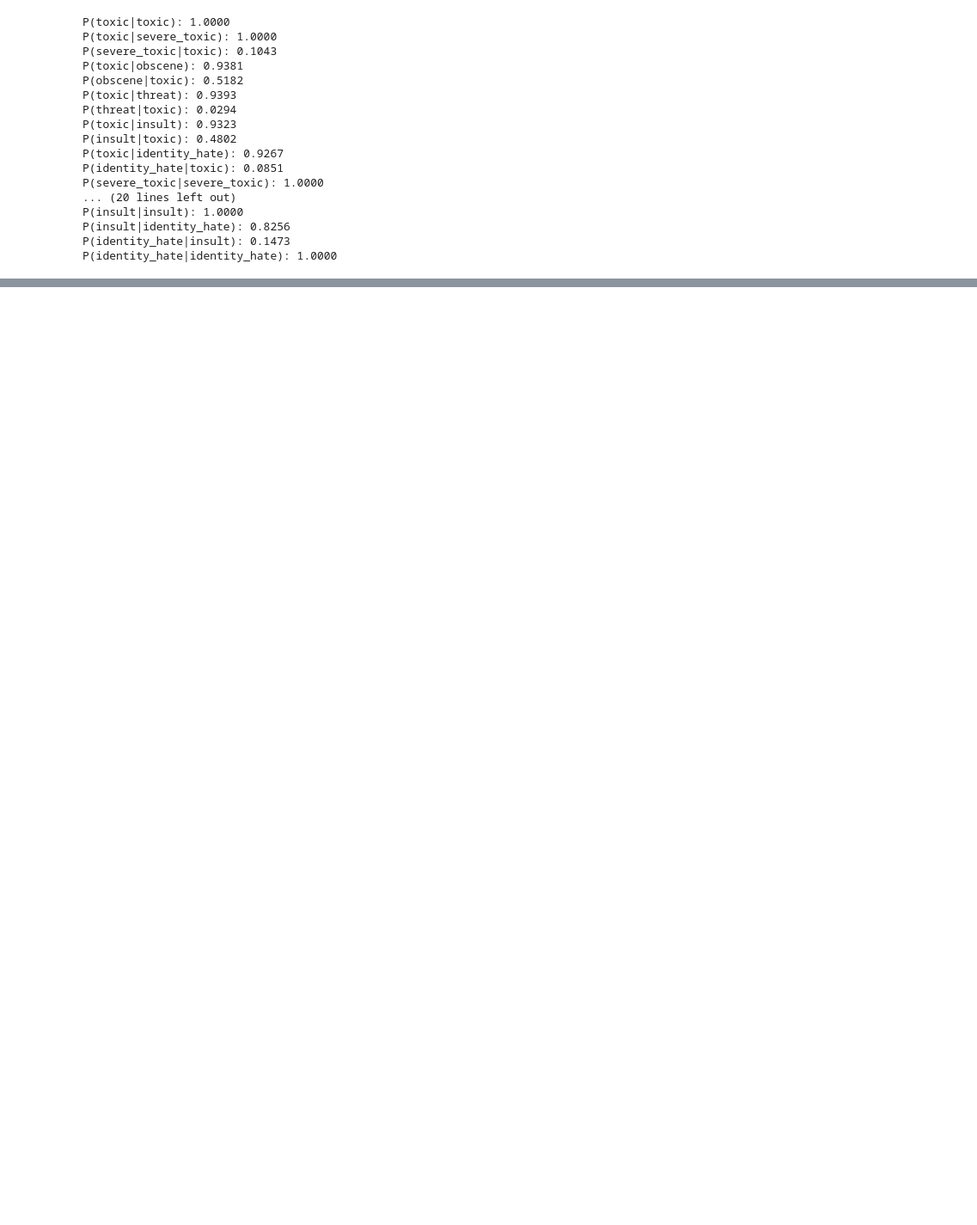
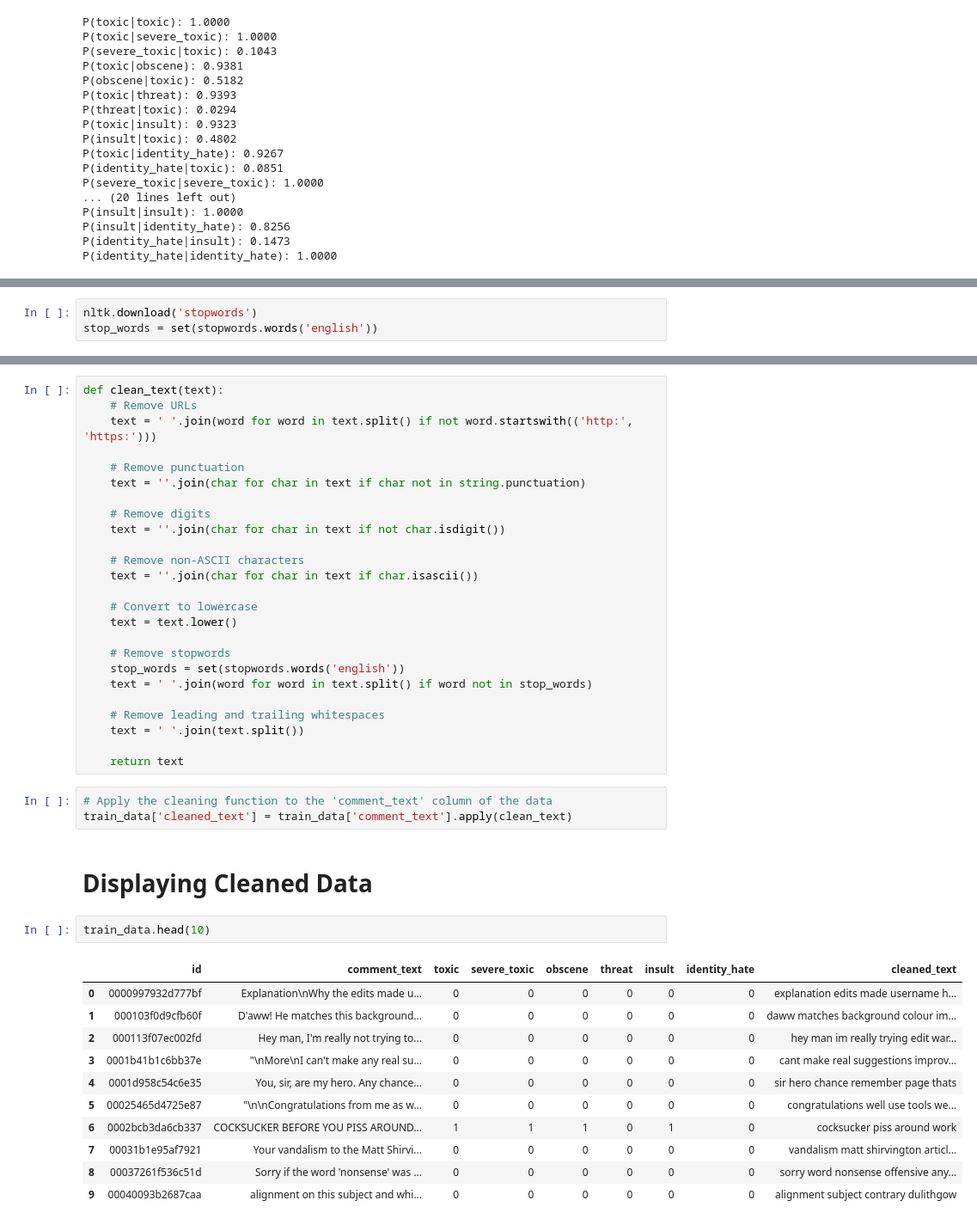
Before and after one commit to Hashmat02/ToxClassify-LSTM-and-Naive-Bayes-for-Toxicity-Detection, a Jupyter notebook: notbook1.ipynb, the cells around one changed output, grey strips where cells are left out. Shown at 86% size. Saved outputs shown, nothing was run; the diff lists cells and outputs as text; blank space fills up the shorter version.

```diff
--- a/notbook1.ipynb
+++ b/notbook1.ipynb
@@ -302,0 +309,3 @@ Text(0.5, 1.0, 'Conditional Probabilities Heatmap')
+# %%
+nltk.download('stopwords')
+stop_words = set(stopwords.words('english'))
@@ -302,0 +321,44 @@ Text(0.5, 1.0, 'Conditional Probabilities Heatmap')
+# %%
+def clean_text(text):
+    # Remove URLs
+    text = ' '.join(word for word in text.split() if not word.startswith(('http:', 'https:')))
+
+    # Remove punctuation
+    text = ''.join(char for char in text if char not in string.punctuation)
+
+    # Remove digits
+    text = ''.join(char for char in text if not char.isdigit())
+
+    # Remove non-ASCII characters
+    text = ''.join(char for char in text if char.isascii())
+
+    # Convert to lowercase
+    text = text.lower()
+
+    # Remove stopwords
+    stop_words = set(stopwords.words('english'))
+    text = ' '.join(word for word in text.split() if word not in stop_words)
+
+    # Remove leading and trailing whitespaces
+    text = ' '.join(text.split())
+
+    return text
+# %%
+# Apply the cleaning function to the 'comment_text' column of the data
+train_data['cleaned_text'] = train_data['comment_text'].apply(clean_text)
+# %% [markdown]
+# Displaying Cleaned Data
+# %%
+train_data.head(10)
+# %% [output]
+|  | id | comment_text | toxic | severe_toxic | obscene | threat | insult | identity_hate | cleaned_text |
+| 0 | 0000997932d777bf | Explanation\nWhy the edits made u... | 0 | 0 | 0 | 0 | 0 | 0 | explanation edits made username h... |
+| 1 | 000103f0d9cfb60f | D'aww! He matches this background... | 0 | 0 | 0 | 0 | 0 | 0 | daww matches background colour im... |
+| 2 | 000113f07ec002fd | Hey man, I'm really not trying to... | 0 | 0 | 0 | 0 | 0 | 0 | hey man im really trying edit war... |
+| 3 | 0001b41b1c6bb37e | "\nMore\nI can't make any real su... | 0 | 0 | 0 | 0 | 0 | 0 | cant make real suggestions improv... |
+| 4 | 0001d958c54c6e35 | You, sir, are my hero. Any chance... | 0 | 0 | 0 | 0 | 0 | 0 | sir hero chance remember page thats |
+| 5 | 00025465d4725e87 | "\n\nCongratulations from me as w... | 0 | 0 | 0 | 0 | 0 | 0 | congratulations well use tools we... |
+| 6 | 0002bcb3da6cb337 | COCKSUCKER BEFORE YOU PISS AROUND... | 1 | 1 | 1 | 0 | 1 | 0 | cocksucker piss around work |
+| 7 | 00031b1e95af7921 | Your vandalism to the Matt Shirvi... | 0 | 0 | 0 | 0 | 0 | 0 | vandalism matt shirvington articl... |
+| 8 | 00037261f536c51d | Sorry if the word 'nonsense' was ... | 0 | 0 | 0 | 0 | 0 | 0 | sorry word nonsense offensive any... |
+| 9 | 00040093b2687caa | alignment on this subject and whi... | 0 | 0 | 0 | 0 | 0 | 0 | alignment subject contrary dulithgow |
```
Also changed, not shown: parts of 20 cells of this notebook.
